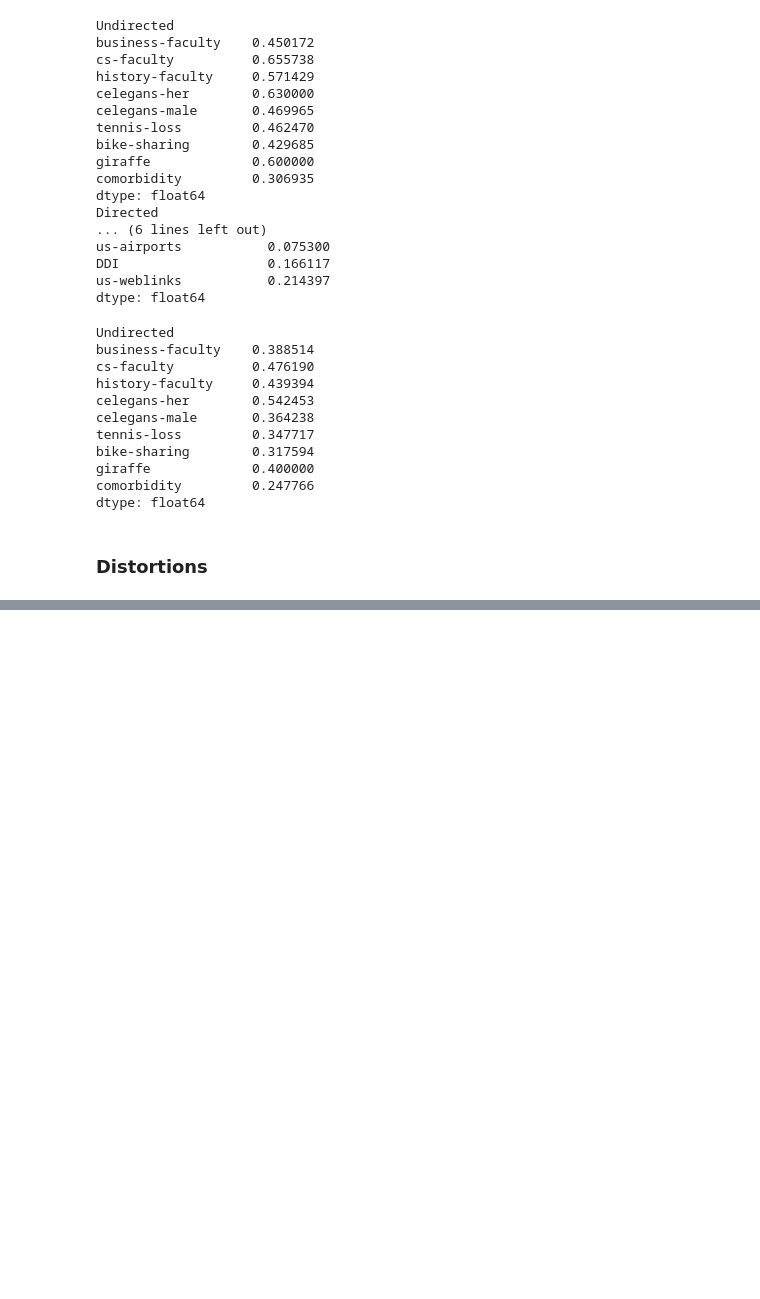
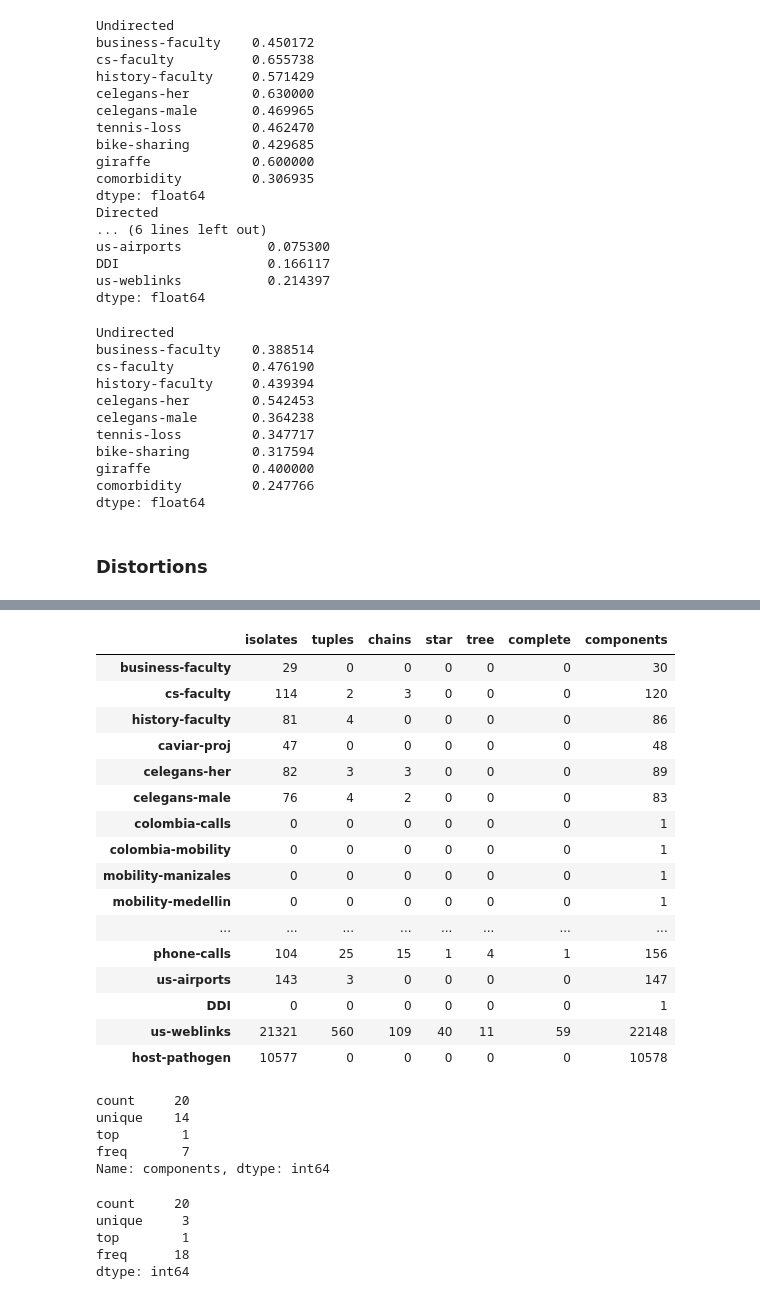
Before and after one commit to fcphysics/DirectedDistanceBackbone, a Jupyter notebook: combining_data.ipynb, the cells around one changed output, grey strips where cells are left out. Saved outputs shown, nothing was run; the diff lists cells and outputs as text; code cells hidden in the pictures; blank space fills up the shorter version.

```diff
--- a/combining_data.ipynb
+++ b/combining_data.ipynb
@@ -412,10 +353,0 @@ nx.write_graphml(G, 'caviar_subnet.graphml')
-# %%
-#G = nx.to_undirected(G)
-for u, v in G.edges():
-    dvals = [G[u][v]['distance'], G[v][u]['distance']]
-    if (not Bd.has_edge(u, v)) and (Bu.has_edge(u, v)):
-        print('in und', svals['metric'][(u, v)])
-    elif (not Bd.has_edge(u, v)):
-        print('NOT in und', svals['metric'][(u, v)])
-
-    #print(u, v, D[u][v]['distance'], D[v][u]['distance'])
@@ -558,0 +619,20 @@ us-weblinks {'less': 1.9883508771060815e-33, 'two-sided': 3.976701754212163e-33,
+# %%
+display(df)
+# %% [output]
+|  | isolates | tuples | chains | star | tree | complete | components |
+| business-faculty | 29 | 0 | 0 | 0 | 0 | 0 | 30 |
+| cs-faculty | 114 | 2 | 3 | 0 | 0 | 0 | 120 |
+| history-faculty | 81 | 4 | 0 | 0 | 0 | 0 | 86 |
+| caviar-proj | 47 | 0 | 0 | 0 | 0 | 0 | 48 |
+| celegans-her | 82 | 3 | 3 | 0 | 0 | 0 | 89 |
+| celegans-male | 76 | 4 | 2 | 0 | 0 | 0 | 83 |
+| colombia-calls | 0 | 0 | 0 | 0 | 0 | 0 | 1 |
+| colombia-mobility | 0 | 0 | 0 | 0 | 0 | 0 | 1 |
+| mobility-manizales | 0 | 0 | 0 | 0 | 0 | 0 | 1 |
+| mobility-medellin | 0 | 0 | 0 | 0 | 0 | 0 | 1 |
+| ... | ... | ... | ... | ... | ... | ... | ... |
+| phone-calls | 104 | 25 | 15 | 1 | 4 | 1 | 156 |
+| us-airports | 143 | 3 | 0 | 0 | 0 | 0 | 147 |
+| DDI | 0 | 0 | 0 | 0 | 0 | 0 | 1 |
+| us-weblinks | 21321 | 560 | 109 | 40 | 11 | 59 | 22148 |
+| host-pathogen | 10577 | 0 | 0 | 0 | 0 | 0 | 10578 |
@@ -558,0 +643,16 @@ us-weblinks {'less': 1.9883508771060815e-33, 'two-sided': 3.976701754212163e-33,
+# %%
+df.components.describe()
+# %% [output]
+count     20
+unique    14
+top        1
+freq       7
+Name: components, dtype: int64
+# %%
+df.reducible.describe()
+# %% [output]
+count     20
+unique     3
+top        1
+freq      18
+dtype: int64
```
Also changed, not shown: parts of 35 cells of this notebook, 7 other files.
